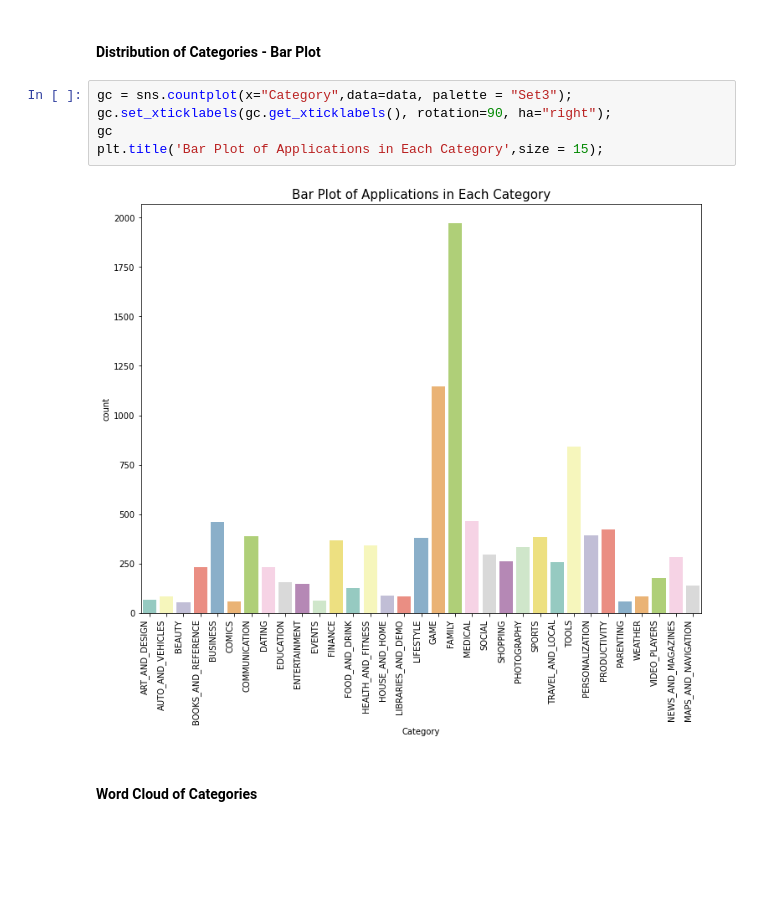
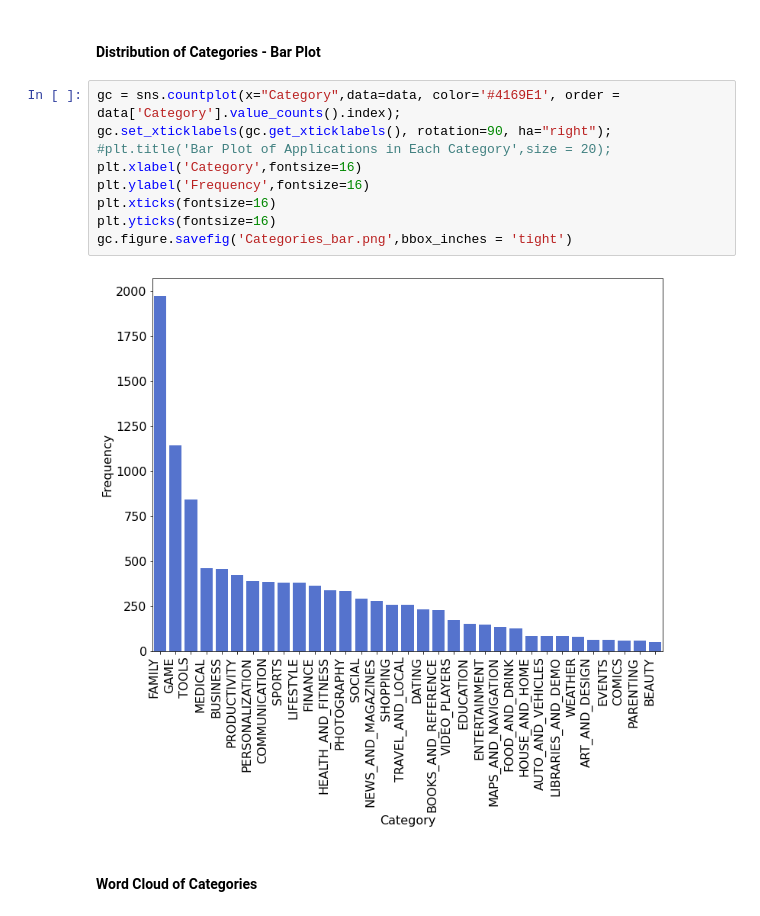
Before and after one commit to chloesjung/Google-Play-Store-Apps, a Jupyter notebook: GooglePlayStoreAppProject_JUNG.ipynb, the cells around one changed output. Saved outputs shown, nothing was run; the diff lists cells and outputs as text; blank space fills up the shorter version.

```diff
--- a/GooglePlayStoreAppProject_JUNG.ipynb
+++ b/GooglePlayStoreAppProject_JUNG.ipynb
@@ -302,12 +312,16 @@ There are 33 categories.
 # %% [markdown]
 #### Distribution of Categories - Bar Plot
 # %%
-gc = sns.countplot(x="Category",data=data, palette = "Set3");
+gc = sns.countplot(x="Category",data=data, color='#4169E1', order = data['Category'].value_counts().index);
 gc.set_xticklabels(gc.get_xticklabels(), rotation=90, ha="right");
-gc
-plt.title('Bar Plot of Applications in Each Category',size = 15);
+#plt.title('Bar Plot of Applications in Each Category',size = 20);
+plt.xlabel('Category',fontsize=16)
+plt.ylabel('Frequency',fontsize=16)
+plt.xticks(fontsize=16)
+plt.yticks(fontsize=16)
+gc.figure.savefig('Categories_bar.png',bbox_inches = 'tight')
 # %% [output]
-[figure, old version]
+[figure, new version]
 # %% [markdown]
 #### Word Cloud of Categories
 # %%
```
Also changed, not shown: parts of 287 cells of this notebook.
